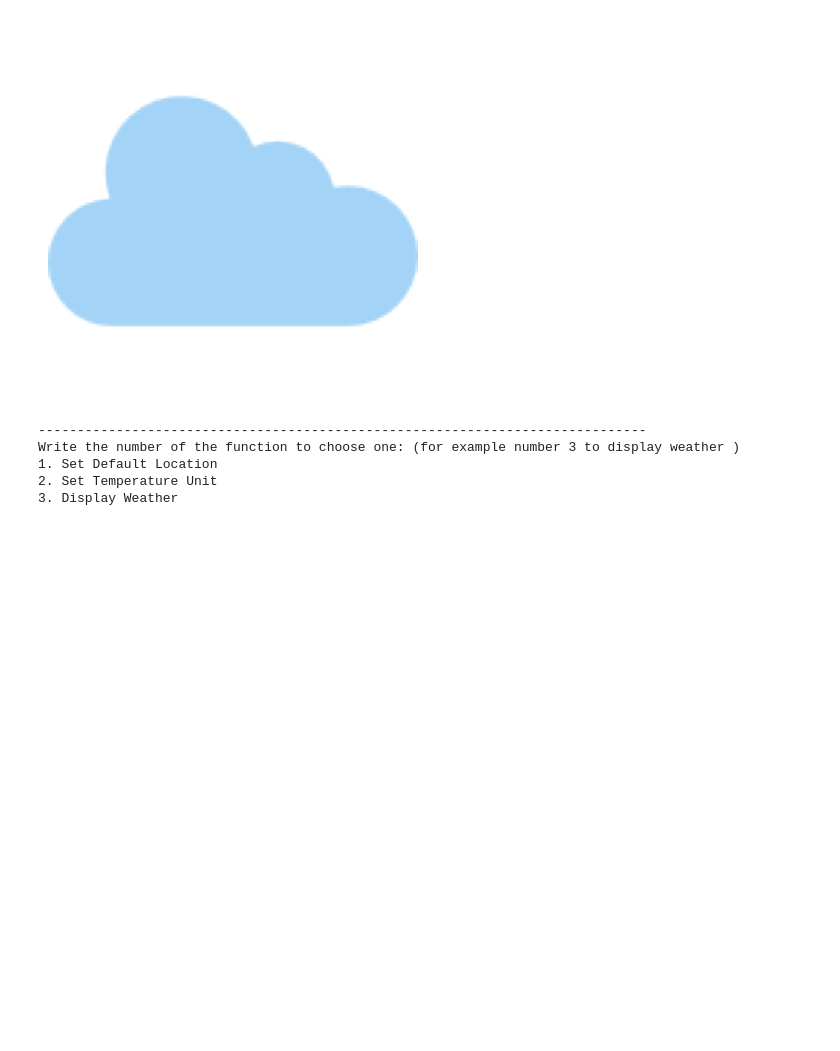
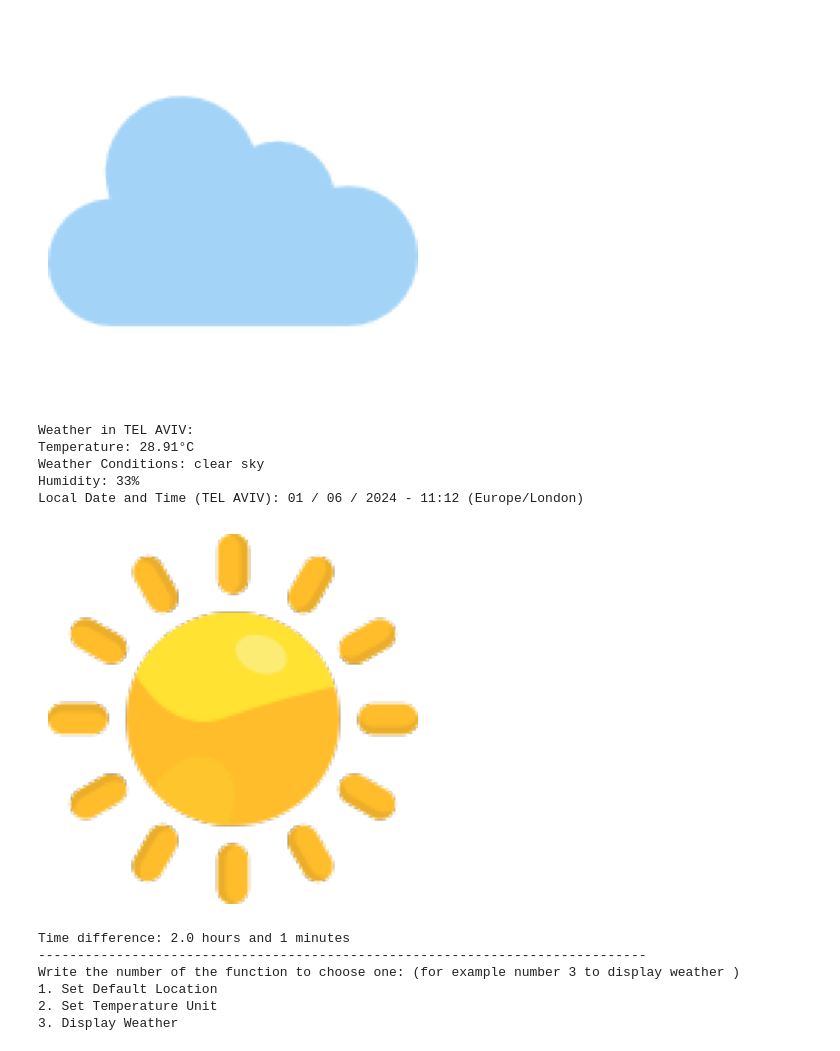
Before and after one commit to wweavishay/weather_streamlit, a Jupyter notebook: weatherapp.ipynb, the cells around one changed output. Cells and saved outputs as stored; diff of their text form; code cells hidden in the pictures; blank space fills up the shorter version.

```diff
--- a/weatherapp.ipynb
+++ b/weatherapp.ipynb
@@ -26,13 +24,21 @@ def save_settings(settings):
     with open('settings.json', 'w') as f:
         json.dump(settings, f)
 # %%
-# functions the send data to json file
+# functions to send data to json file
 
 def set_default_location():
     city_name = input("Enter your default city name: ")
     country_name = input("Enter the country (optional, press Enter to skip): ")
+    timezone_name = input("Enter the timezone (e.g., 'Europe/London'): ")
+
     settings = load_settings()
-    settings['default_location'] = {'city': city_name, 'country': country_name}
+    default_timezone = settings.get('timezone', 'UTC')
+
+    if timezone_name == default_timezone:
+        settings['default_location'] = {'city': city_name, 'country': country_name}
+    else:
+        settings['default_location'] = {'city': city_name, 'country': country_name, 'timezone': timezone_name}
+
     save_settings(settings)
     print("Default location set successfully.")
 
@@ -120,27 +216,24 @@ def main():
     print("Welcome to the Weather App!")
 
     while True:
-      print("Write the number of the function to choose one: (for example number 3 to display weather )")
-      print("1. Set Default Location")
-      print("2. Set Temperature Unit")
-      print("3. Display Weather")
-      choice = input("Enter your choice: ")
+        print("Write the number of the function to choose one: (for example number 3 to display weather )")
+        print("1. Set Default Location")
+        print("2. Set Temperature Unit")
+        print("3. Display Weather")
+        choice = input("Enter your choice: ")
+
+        if choice == '1':
+            set_default_location()
+        elif choice == '2':
+            set_temperature_unit()
+        elif choice == '3':
+            display_weather()
+        else:
+            print("Invalid choice.")
+        print("------------------------------------------------------------------------------")
 
 
-      if choice == '1':
-          set_default_location()
-      elif choice == '2':
-          set_temperature_unit()
-      elif choice == '3':
-          settings = load_settings()
-          default_location = settings.get('default_location')
-          if default_location:
-              display_weather(default_location['city'], default_location['country'])
-          else:
-              print("Default location not set. Please set default location first.")
-      else:
-          print("Invalid choice.")
-      print("------------------------------------------------------------------------------")
+
 
 if __name__ == "__main__":
     main()
@@ -165,6 +258,13 @@ Local Date and Time (london): 31 / 05 / 2024 - 21:47
 [figure]
-------------------------------------------------------------------------------
-Write the number of the function to choose one: (for example number 3 to display weather )
-1. Set Default Location
-2. Set Temperature Unit
-3. Display Weather
+Weather in TEL AVIV:
+Temperature: 28.91°C
+Weather Conditions: clear sky
+Humidity: 33%
+Local Date and Time (TEL AVIV): 01 / 06 / 2024 - 11:12 (Europe/London)
+[figure, added]
+Time difference: 2.0 hours and 1 minutes
+------------------------------------------------------------------------------
+Write the number of the function to choose one: (for example number 3 to display weather )
+1. Set Default Location
+2. Set Temperature Unit
+3. Display Weather
```
Also changed, not shown: parts of 7 cells of this notebook.
